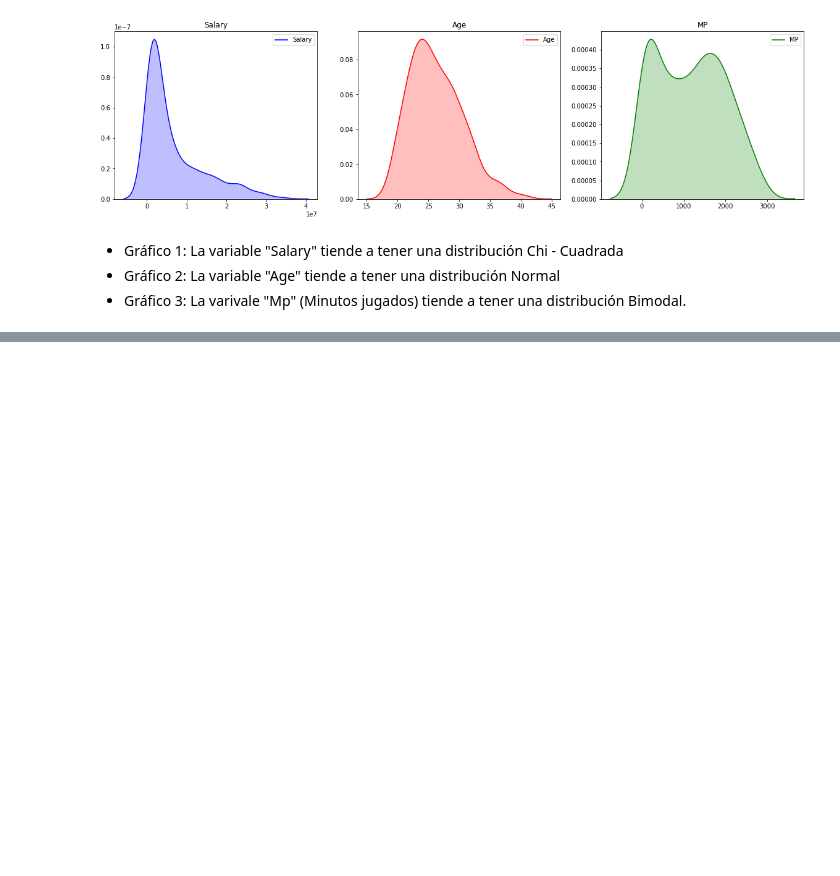
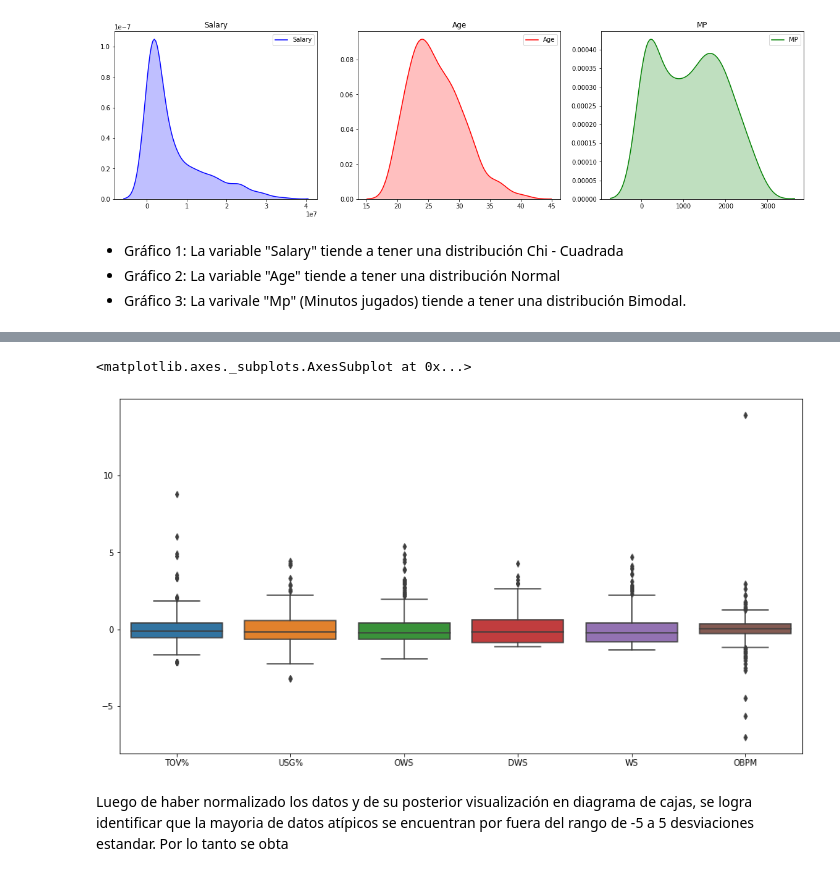
Before and after one commit to NicolasB2/NBA_Salaries, a Jupyter notebook: NBA Salary.ipynb, the cells around one changed output, grey strips where cells are left out. Drawn from its saved outputs; the diff is of its cells as text; code cells hidden in the pictures; blank space fills up the shorter version.

```diff
--- a/NBA Salary.ipynb
+++ b/NBA Salary.ipynb
@@ -237,0 +359,7 @@ Text(0.5, 1.0, 'MP')
+# %%
+sn.boxplot( orient= "v", data=data[headers_to_normalize[15:21]])
+# %% [output]
+<matplotlib.axes._subplots.AxesSubplot at 0x...>
+[figure, added]
+# %% [markdown]
+Luego de haber normalizado los datos y de su posterior visualización en diagrama de cajas, se logra identificar que la mayoria de datos atípicos se encuentran por fuera del rango de -5 a 5 desviaciones estandar. Por lo tanto se obta
```
Also changed, not shown: parts of 22 cells of this notebook.
